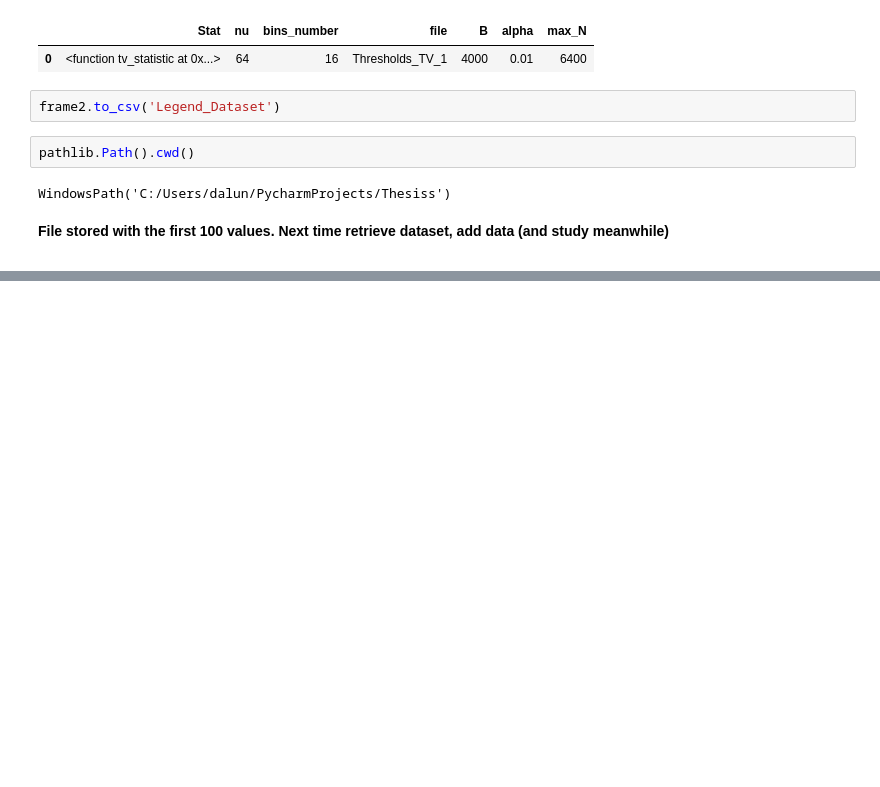
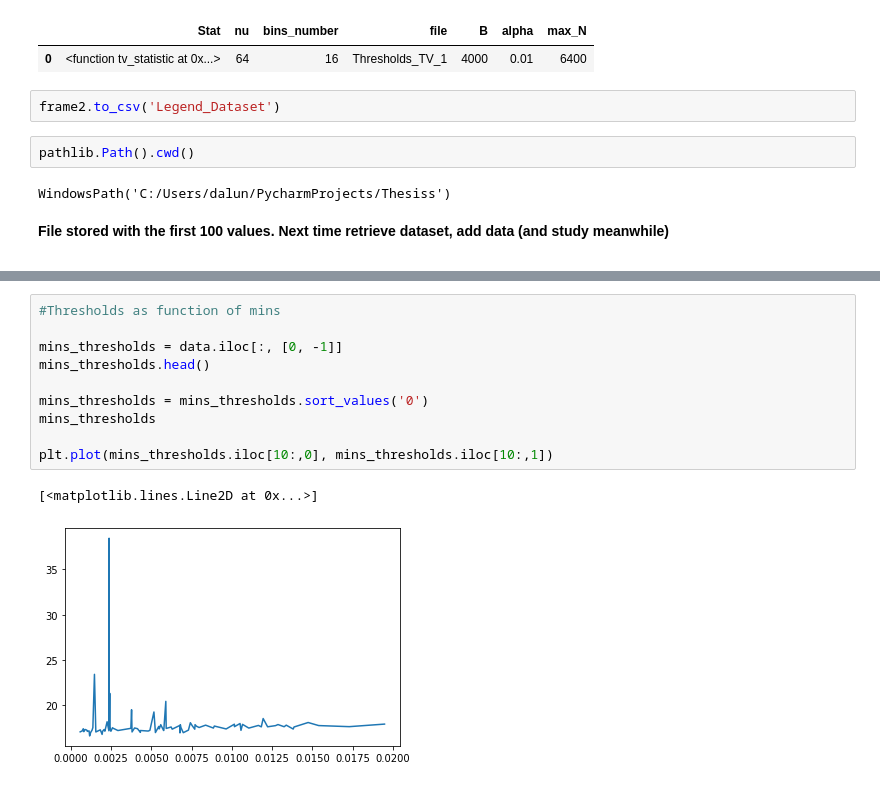
Before and after one commit to FaramirHurin/Thesiss, a Jupyter notebook: generate_training_sets.ipynb, the cells around one changed output, grey strips where cells are left out. Saved outputs shown, nothing was run; the diff lists cells and outputs as text; blank space fills up the shorter version.

```diff
--- a/generate_training_sets.ipynb
+++ b/generate_training_sets.ipynb
@@ -90,0 +122,13 @@ WindowsPath('C:/Users/dalun/PycharmProjects/Thesiss')
+# %%
+#Thresholds as function of mins
+
+mins_thresholds = data.iloc[:, [0, -1]]
+mins_thresholds.head()
+
+mins_thresholds = mins_thresholds.sort_values('0')
+mins_thresholds
+
+plt.plot(mins_thresholds.iloc[10:,0], mins_thresholds.iloc[10:,1])
+# %% [output]
+[<matplotlib.lines.Line2D at 0x...>]
+[figure, added]
```
Also changed, not shown: parts of 4 cells of this notebook, 6 other files.
